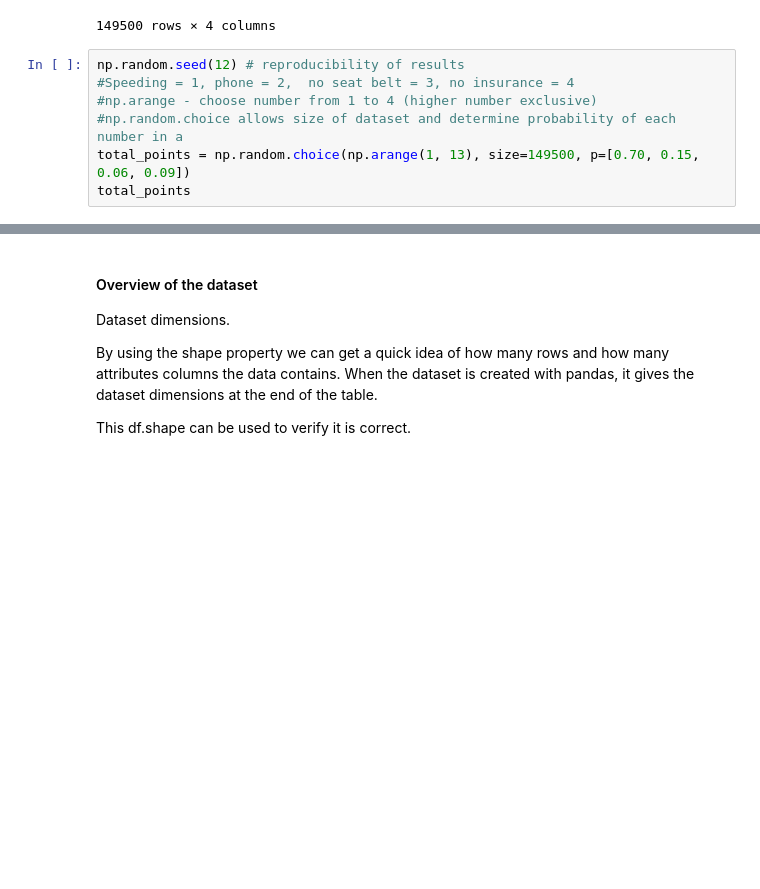
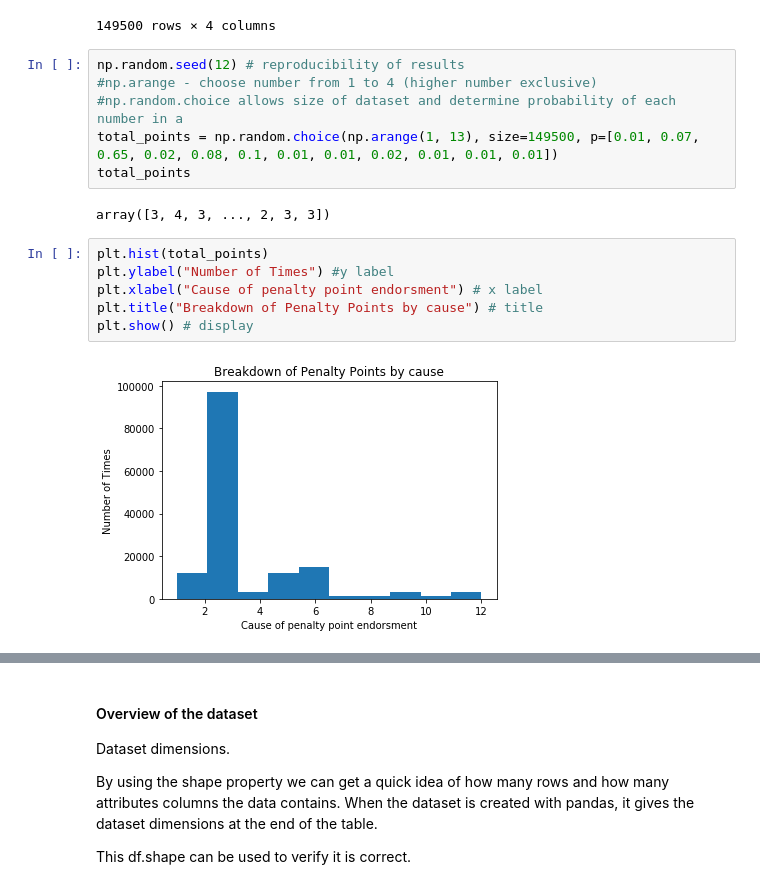
Before and after one commit to kevindooley/Simulated-Dataset, a Jupyter notebook: Simulation of Dataset.ipynb, the cells around one changed output, grey strips where cells are left out. Saved outputs shown, nothing was run; the diff lists cells and outputs as text; blank space fills up the shorter version.

Commit message:
added total points on license

```diff
--- a/Simulation of Dataset.ipynb
+++ b/Simulation of Dataset.ipynb
@@ -192,8 +192,17 @@ df
 149500 rows × 4 columns
 # %%
 np.random.seed(12) # reproducibility of results
-#Speeding = 1, phone = 2,  no seat belt = 3, no insurance = 4
 #np.arange - choose number from 1 to 4 (higher number exclusive)
 #np.random.choice allows size of dataset and determine probability of each number in a
-total_points = np.random.choice(np.arange(1, 13), size=149500, p=[0.70, 0.15, 0.06, 0.09])
+total_points = np.random.choice(np.arange(1, 13), size=149500, p=[0.01, 0.07, 0.65, 0.02, 0.08, 0.1, 0.01, 0.01, 0.02, 0.01, 0.01, 0.01])
 total_points
+# %% [output]
+array([3, 4, 3, ..., 2, 3, 3])
+# %%
+plt.hist(total_points)
+plt.ylabel("Number of Times") #y label
+plt.xlabel("Cause of penalty point endorsment") # x label
+plt.title("Breakdown of Penalty Points by cause") # title
+plt.show() # display
+# %% [output]
+[figure, added]
```
Also changed, not shown: parts of 12 cells of this notebook.
